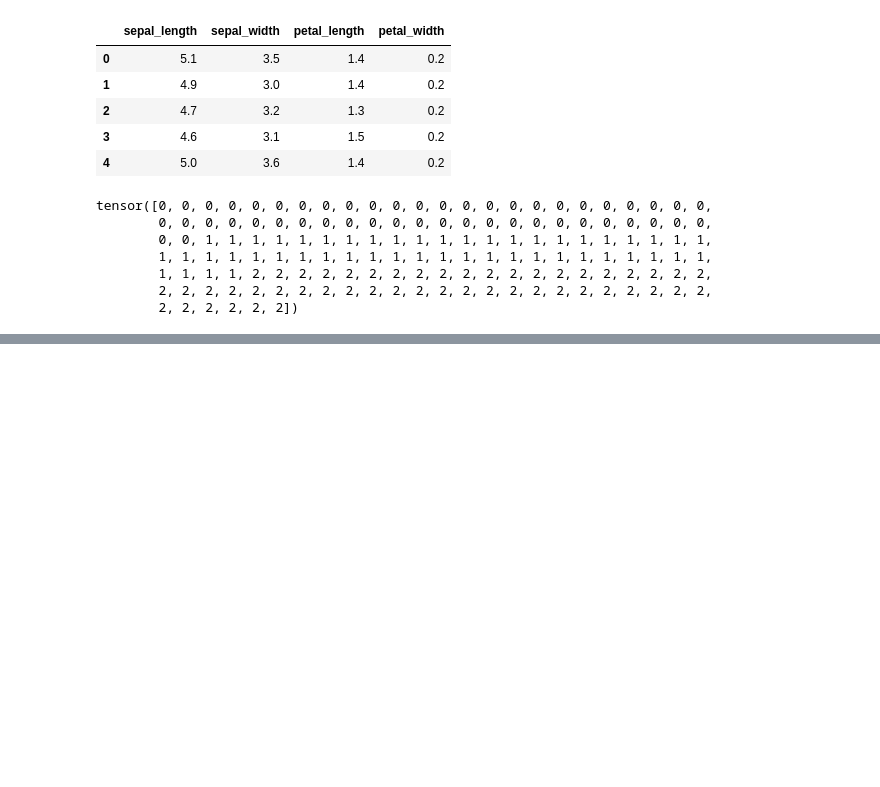
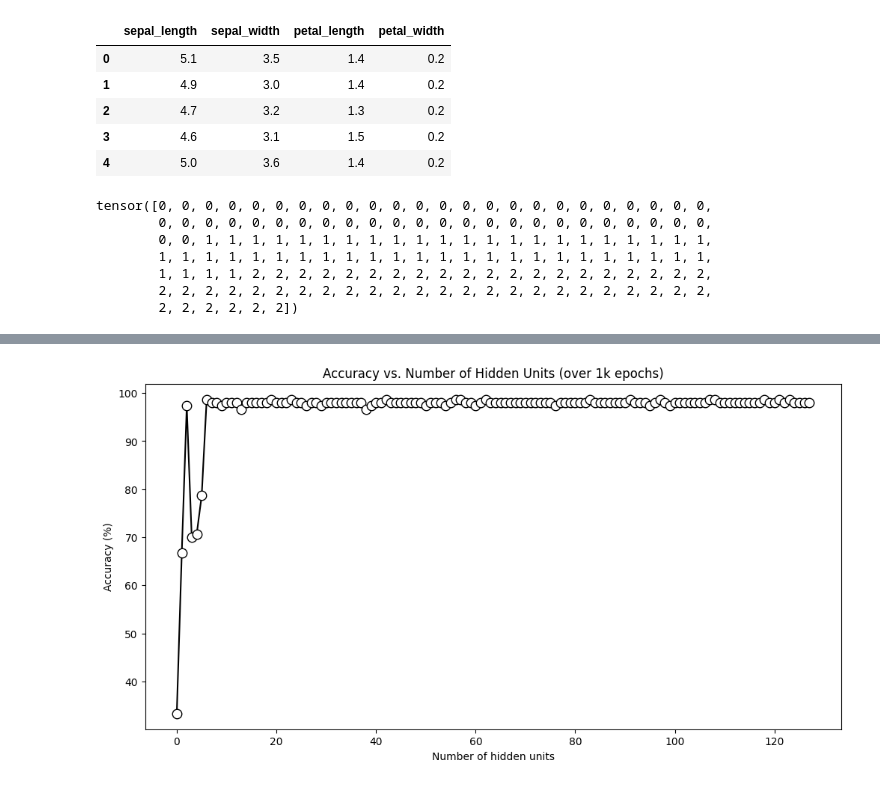
Before and after one commit to phasewalk1/DUDL, a Jupyter notebook: parametric/ANN-HiddenUnits.ipynb, the cells around one changed output, grey strips where cells are left out. Cells and saved outputs as stored; diff of their text form; code cells hidden in the pictures; blank space fills up the shorter version.

```diff
--- a/parametric/ANN-HiddenUnits.ipynb
+++ b/parametric/ANN-HiddenUnits.ipynb
@@ -102,0 +105,18 @@ plt.show()
+# %%
+Nepochs = 1000
+hidden_units = np.arange(1,129)
+accs = []
+
+for hidden in hidden_units:
+    model,lossfn,optimizer = build_model(hidden)
+    acc, losses = train_model(model, lossfn, optimizer, data, labels, epochs=Nepochs)
+    accs.append( acc )
+# %%
+fig,ax = plt.subplots(1,figsize=(12,6))
+ax.plot(accs,'ko-',markerfacecolor='w',markersize=9)
+ax.set_ylabel('Accuracy (%)')
+ax.set_xlabel('Number of hidden units')
+ax.set_title('Accuracy vs. Number of Hidden Units (over 1k epochs)')
+plt.show()
+# %% [output]
+[figure, added]
```
Also changed, not shown: parts of 2 cells of this notebook.
